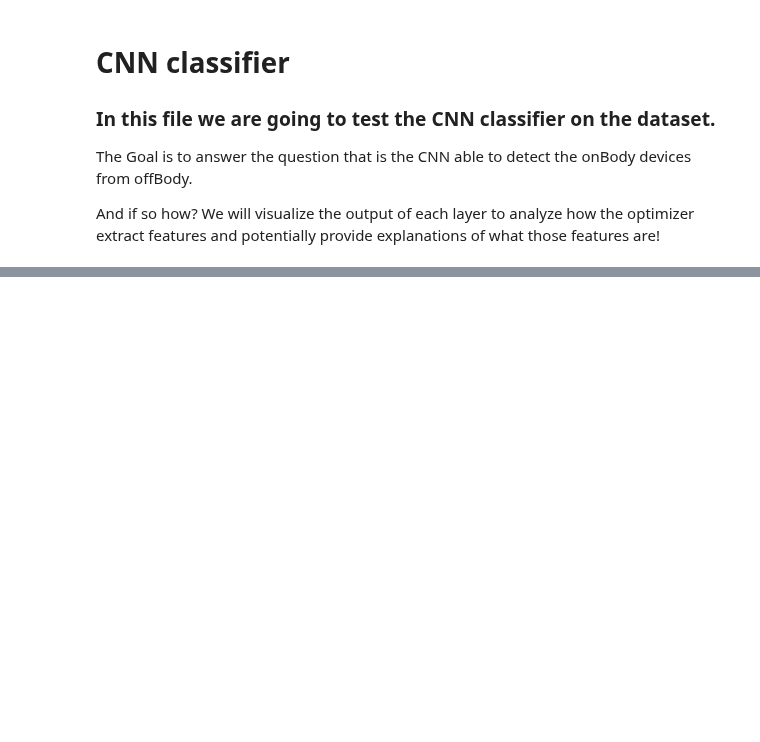
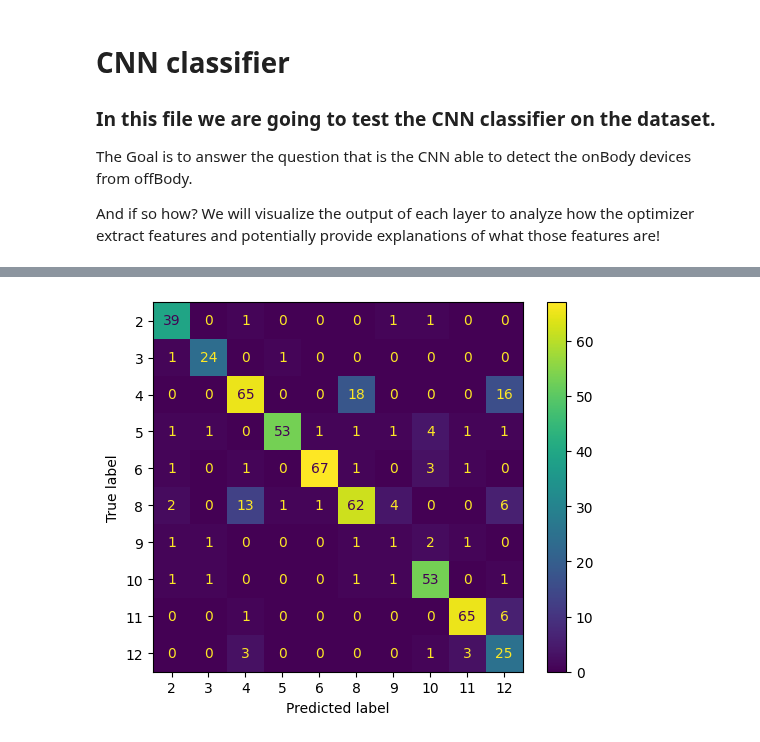
Before and after one commit to mkashani-phd/BLEWBAN_Dataset, a Jupyter notebook: Examples/CNN.ipynb, the cells around one changed output, grey strips where cells are left out. Drawn from its saved outputs; the diff is of its cells as text; code cells hidden in the pictures; blank space fills up the shorter version.

Commit message:
Good results on CNN model

```diff
--- a/Examples/CNN.ipynb
+++ b/Examples/CNN.ipynb
@@ -130,15 +157,17 @@ y_test_encoded = to_categorical(y_test)
 # %%
 import tensorflow as tf
-from tensorflow.keras.models import Sequential
-from tensorflow.keras.layers import Dense, Conv1D, Flatten, Dropout
+from tensorflow.keras.models import Sequential, Model
+from tensorflow.keras.layers import Dense, Conv1D, Flatten, Dropout, Input
 
-model = Sequential()
-model.add(Conv1D(filters=128, kernel_size=3, activation='relu', input_shape=(X_train.shape[1], 1)))
-model.add(Conv1D(filters=128, kernel_size=3, activation='relu'))
-model.add(Dropout(0.5))
-model.add(Flatten())
-model.add(Dense(100, activation='relu'))
-model.add(Dense(y_test_encoded.shape[1], activation='softmax'))  # 13 classes
+input_data = Input(shape=(2000,1,))
+x = Conv1D(filters=128, kernel_size=2, activation='relu',)(input_data)
+x = Conv1D(filters=128, kernel_size=2, activation='relu',)(x)
+x = Dropout(0.5)(x)
+x = Flatten()(x)
+x = Dense(100, activation='relu')(x)
+output = Dense(y_test_encoded.shape[1], activation='softmax')(x)  # 13 classes
+
+model = Model(inputs=input_data, outputs=output)
 
 
 # Compile the model
@@ -205,0 +207,26 @@ zz
+# %%
+from sklearn.preprocessing import MultiLabelBinarizer
+from sklearn.metrics import roc_curve
+from sklearn.metrics import auc
+from sklearn import metrics
+
+y_pred_keras = model.predict(X_test)
+y_pred_keras = np.argmax(y_pred_keras, axis=1)
+# y_pred_keras = MultiLabelBinarizer().fit_transform([[x] for x in ])
+# y_test_keras = MultiLabelBinarizer().fit_transform(df['dvc'])
+
+# fpr_keras, tpr_keras, thresholds_keras = roc_curve(df['dvc'].astype('int').to_numpy(), y_pred_keras)
+
+# auc_keras = auc(fpr_keras, tpr_keras)
+
+
+
+
+confusion_matrix = metrics.confusion_matrix( y_pred_keras,y_test.numpy().astype('int'))
+
+cm_display = metrics.ConfusionMatrixDisplay(confusion_matrix = confusion_matrix, display_labels = np.unique(y_test.numpy().astype('int')))
+
+cm_display.plot()
+plt.show()
+# %% [output]
+[figure, added]
```
Also changed, not shown: parts of 18 cells of this notebook, 3 other files.
